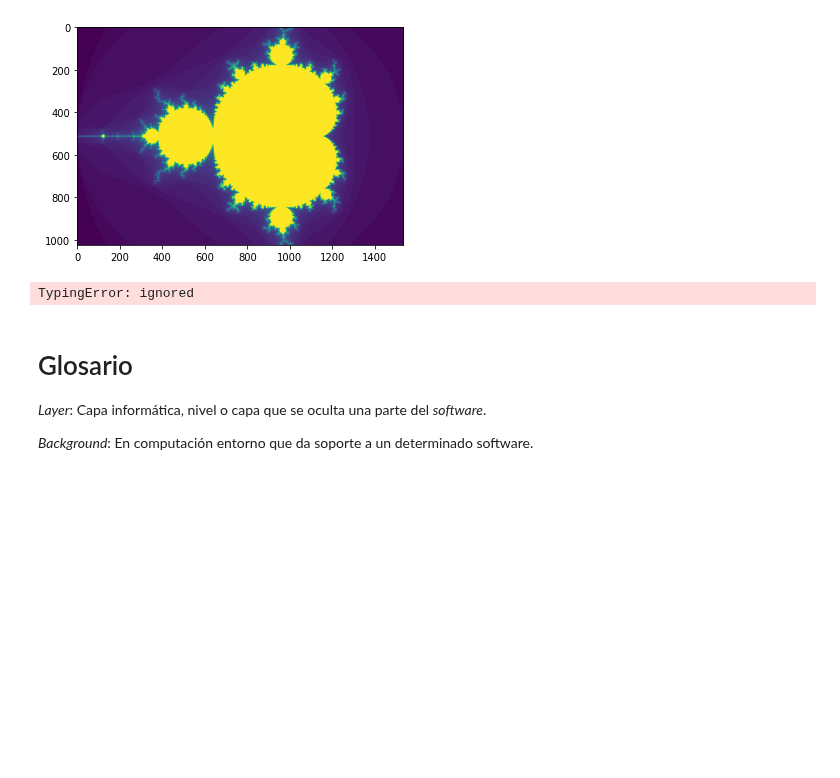
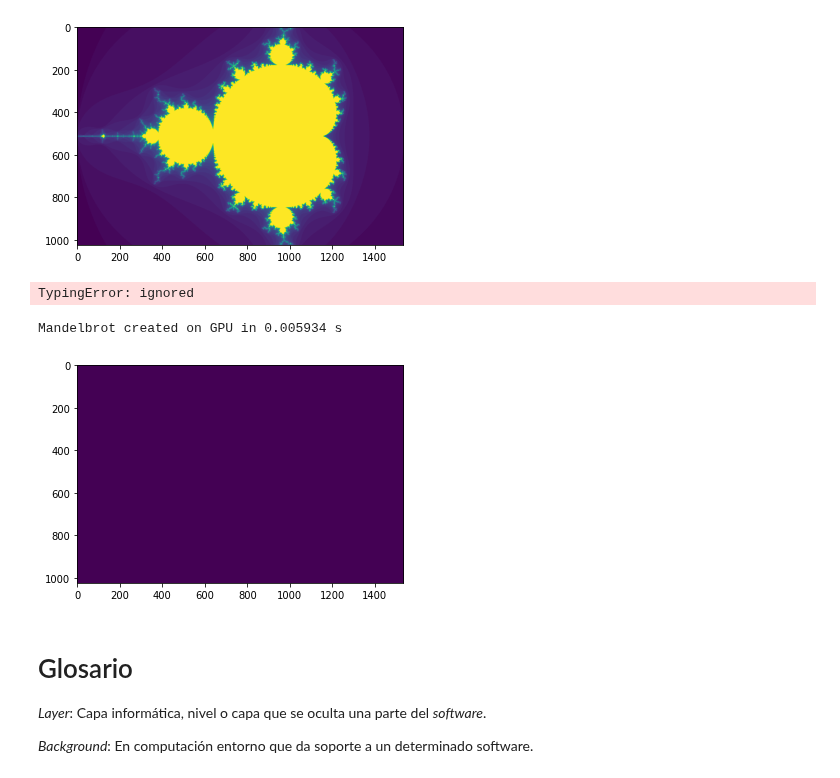
Before and after one commit to jugernaut/ManejoDatos, a Jupyter notebook: Simulacion/05_Envoltorios.ipynb, the cells around one changed output. Saved outputs shown, nothing was run; the diff lists cells and outputs as text; code cells hidden in the pictures; blank space fills up the shorter version.

```diff
--- a/Simulacion/05_Envoltorios.ipynb
+++ b/Simulacion/05_Envoltorios.ipynb
@@ -449,6 +451,51 @@ print("Mandelbrot creado en el GPU en %f segundos" % dt)
 plt.imshow(gimage);
 # %% [output]
 TypingError: ignored
+# %%
+from numba import cuda
+from numba import *
+import matplotlib.pyplot as plt
+
+#mandel_gpu = cuda.jit(restype=uint32, argtypes=[f8, f8, uint32], device=True)(mandel)
+#mandel_gpu = numba.jit(uint32(float32, float32, uint32))(mandel)
+mandel_gpu = cuda.jit(mandel, device=True)
+
+@cuda.jit((float32, float32, float32, float32, uint8[:,:], uint32))
+def mandel_kernel(min_x, max_x, min_y, max_y, image, iters):
+  height = image.shape[0]
+  width = image.shape[1]
+
+  pixel_size_x = (max_x - min_x) / width
+  pixel_size_y = (max_y - min_y) / height
+
+  startX, startY = cuda.grid(2)
+  gridX = cuda.gridDim.x * cuda.blockDim.x;
+  gridY = cuda.gridDim.y * cuda.blockDim.y;
+
+  for x in range(startX, width, gridX):
+    real = min_x + x * pixel_size_x
+    for y in range(startY, height, gridY):
+      imag = min_y + y * pixel_size_y
+      image[y, x] = mandel_gpu(real, imag, iters)
+
+gimage = np.zeros((1024, 1536), dtype = np.uint8)
+blockdim = (32, 8)
+griddim = (32,16)
+
+start = timer()
+d_image = cuda.to_device(gimage)
+mandel_kernel[griddim, blockdim](-2.0, 1.0, -1.0, 1.0, d_image, 20)
+#d_image.to_host()
+d_image.copy_to_host()
+dt = timer() - start
+
+print("Mandelbrot created on GPU in %f s" % dt)
+
+plt.imshow(gimage)
+plt.show()
+# %% [output]
+Mandelbrot created on GPU in 0.005934 s
+[figure, added]
 # %% [markdown]
 # Glosario
 
```
Also changed, not shown: parts of 5 cells of this notebook.
